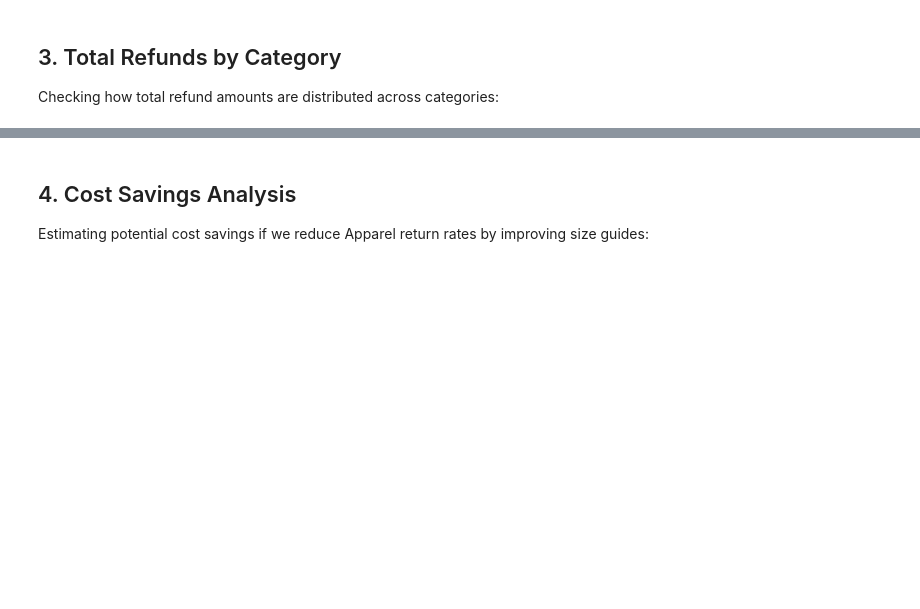
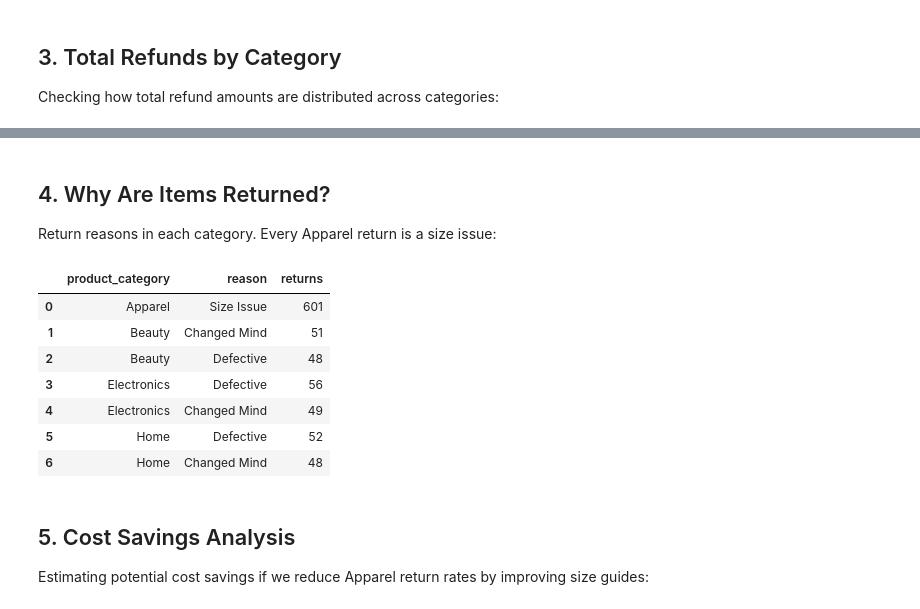
Before and after one commit to Saksham2410del/Ecommerce-returns-analytics, a Jupyter notebook: data_analysis.ipynb, the cells around one changed output, grey strips where cells are left out. Saved outputs shown, nothing was run; the diff lists cells and outputs as text; code cells hidden in the pictures; blank space fills up the shorter version.

```diff
--- a/data_analysis.ipynb
+++ b/data_analysis.ipynb
@@ -95,8 +86,31 @@ df_refunds
 | 1 | Home | 100 | 284873.42 | 11.42 |
 | 2 | Electronics | 105 | 283650.42 | 11.37 |
 | 3 | Beauty | 99 | 262517.53 | 10.52 |
+# %% [markdown]
+## 4. Why Are Items Returned?
+
+Return reasons in each category. Every Apparel return is a size issue:
+# %%
+reason_query = '''
+SELECT product_category, reason, COUNT(*) AS returns
+FROM transactions
+WHERE event_type = 'return'
+GROUP BY product_category, reason
+ORDER BY product_category, returns DESC
+'''
+
+pd.read_sql_query(reason_query, conn)
+# %% [output]
+|  | product_category | reason | returns |
+| 0 | Apparel | Size Issue | 601 |
+| 1 | Beauty | Changed Mind | 51 |
+| 2 | Beauty | Defective | 48 |
+| 3 | Electronics | Defective | 56 |
+| 4 | Electronics | Changed Mind | 49 |
+| 5 | Home | Defective | 52 |
+| 6 | Home | Changed Mind | 48 |
 # %% [markdown]
-## 4. Cost Savings Analysis
+## 5. Cost Savings Analysis
 
 Estimating potential cost savings if we reduce Apparel return rates by improving size guides:
 # %%
```
Also changed, not shown: parts of 5 cells of this notebook, 8 other files.
